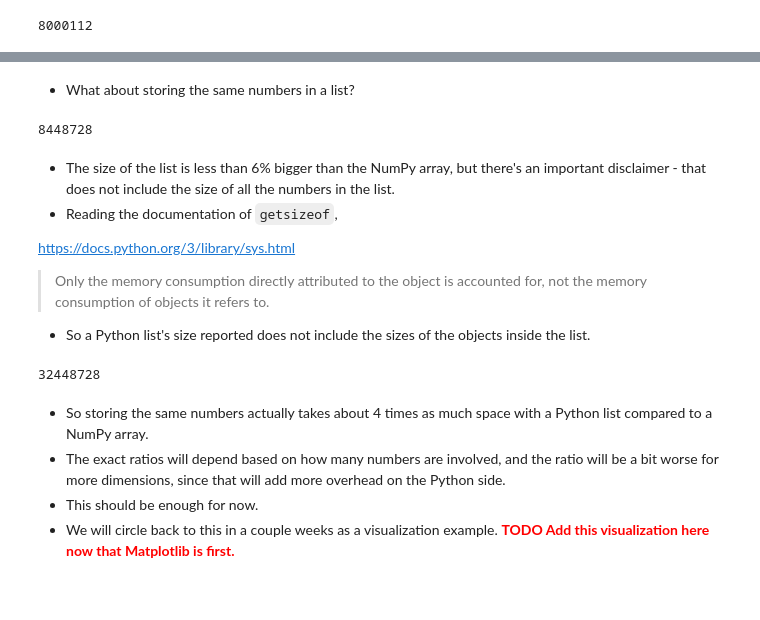
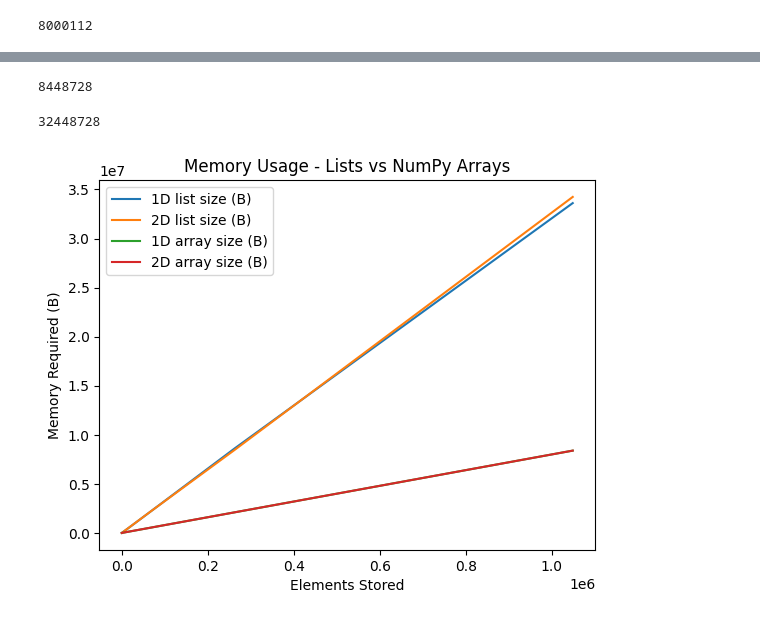
Before and after one commit to bu-cds-omds/dx602-examples, a Jupyter notebook: week06/video_comparing_memory_usage_of_numpy_arrays_vs_python_lists.ipynb, the cells around one changed output, grey strips where cells are left out. Saved outputs shown, nothing was run; the diff lists cells and outputs as text; code cells hidden in the pictures; blank space fills up the shorter version.

Commit message:
+ many updates

```diff
--- a/week06/video_comparing_memory_usage_of_numpy_arrays_vs_python_lists.ipynb
+++ b/week06/video_comparing_memory_usage_of_numpy_arrays_vs_python_lists.ipynb
@@ -35,24 +20,50 @@ sys.getsizeof(test_array)
-# %% [markdown]
-* What about storing the same numbers in a list?
 # %%
 test_list = [float(v) for v in range(1_000_000)]
 sys.getsizeof(test_list)
 # %% [output]
 8448728
-# %% [markdown]
-* The size of the list is less than 6% bigger than the NumPy array, but there's an important disclaimer - that does not include the size of all the numbers in the list.
-* Reading the documentation of `getsizeof`,
-
-https://docs.python.org/3/library/sys.html
-> Only the memory consumption directly attributed to the object is accounted for, not the memory consumption of objects it refers to.
-
-* So a Python list's size reported does not include the sizes of the objects inside the list.
 # %%
 sys.getsizeof(test_list) + sum(sys.getsizeof(v) for v in test_list)
 # %% [output]
 32448728
-# %% [markdown]
-* So storing the same numbers actually takes about 4 times as much space with a Python list compared to a NumPy array.
-* The exact ratios will depend based on how many numbers are involved, and the ratio will be a bit worse for more dimensions, since that will add more overhead on the Python side.
-* This should be enough for now.
-* We will circle back to this in a couple weeks as a visualization example. **<font color="red">TODO Add this visualization here now that Matplotlib is first.</font>**
+# %%
+# @title Memory Usage - Lists vs NumPy Arrays
+
+import math
+import matplotlib.pyplot as plt
+
+element_counts = []
+list_1d_sizes = []
+list_2d_sizes = []
+array_1d_sizes = []
+array_2d_sizes = []
+
+for k in range(11):
+    element_counts.append(4**k)
+
+    test_list_1d = [math.sin(i) for i in range(element_counts[-1])]
+    list_1d_sizes.append(sys.getsizeof(test_list_1d) + sum(sys.getsizeof(e) for e in test_list_1d))
+
+    test_list_2d = [[math.sin(j) for j in range(2**k)] for i in range(2**k)]
+    list_2d_sizes.append(sys.getsizeof(test_list_2d) + sum(sys.getsizeof(r) + sum(sys.getsizeof(e) for e in r) for r in test_list_2d))
+
+    test_array_1d = np.asarray(test_list_1d)
+    array_1d_sizes.append(sys.getsizeof(test_array_1d))
+
+    test_array_2d = np.asarray(test_list_2d)
+    array_2d_sizes.append(sys.getsizeof(test_array_2d))
+
+    assert(test_array_1d.size == test_array_2d.size)
+
+plt.plot(element_counts, list_1d_sizes, label="1D list size (B)")
+plt.plot(element_counts, list_2d_sizes, label="2D list size (B)")
+plt.plot(element_counts, array_1d_sizes, label="1D array size (B)")
+plt.plot(element_counts, array_2d_sizes, label="2D array size (B)")
+
+plt.legend()
+plt.xlabel("Elements Stored")
+plt.ylabel("Memory Required (B)")
+plt.title("Memory Usage - Lists vs NumPy Arrays")
+None
+# %% [output]
+[figure, added]
```
Also changed, not shown: parts of 4 cells of this notebook, 19 other files.
